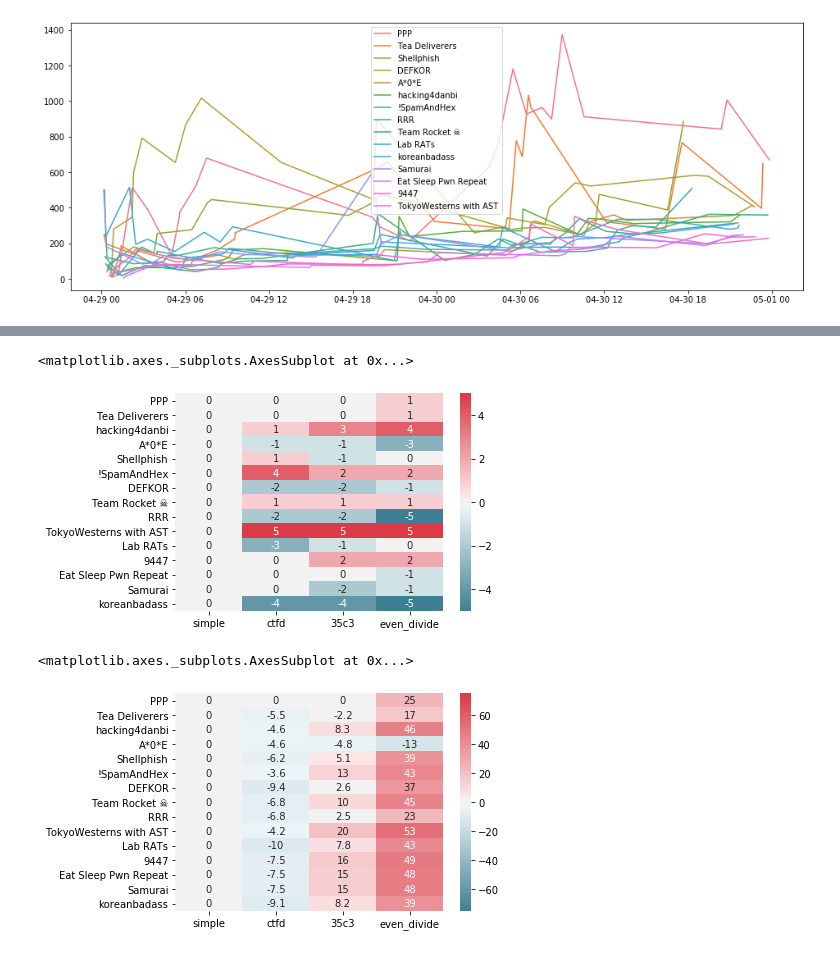
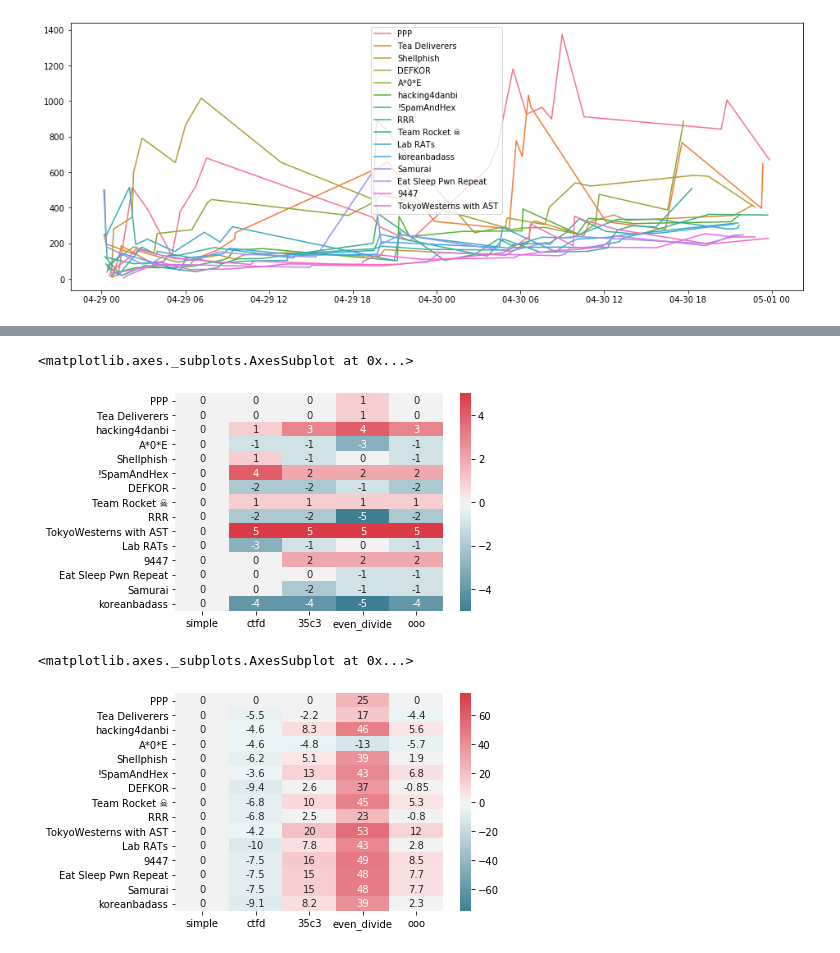
Before and after one commit to wwong/ctf-score-analysis, a Jupyter notebook: 2017-legitbs-quals.ipynb, the cells around one changed output, grey strips where cells are left out. Cells and saved outputs as stored; diff of their text form; code cells hidden in the pictures.

Commit message:
Add OOO scoring

```diff
--- a/2017-legitbs-quals.ipynb
+++ b/2017-legitbs-quals.ipynb
@@ -202,6 +202,39 @@ class EvenDividePointValueChallengeLoader:
         return Challenge(challenge_id=challenge_json['id'],
                         name=challenge_json['name'],
                         score_strategy=strategy)
+# %%
+# From OOO Scoring Playground
+# https://github.com/o-o-overflow/scoring-playground/blob/master/scorings.py
+class OooDecayPointValueStrategy(SimplePointValueStrategy):
+    def __init__(self, max_points=500, min_points=100, k=0.08, j=1, breakthrough_point_values=[]):
+        self.max_points = max_points
+        self.min_points = min_points
+        self.k = k
+        self.j = j
+
+        self.breakthrough_point_values = breakthrough_point_values
+
+    def base_point_value(self, solve_data):
+        max_points = self.max_points
+        min_points = self.min_points
+        n = solve_data.df.shape[0]
+        if n == 0:
+            return self.max_points
+        return int(int(self.min_points) + float(int(self.max_points)-int(self.min_points))/(1 + float(self.k)*n * math.log(float(self.j)*n)))
+
+    def __repr__(self):
+        rep = f'[OooDecayPointValueStrategy min={self.min_points} max={self.max_points}'
+        if self.breakthrough_point_values:
+            return rep + f' breakthrough_points={self.breakthrough_point_values}'
+        return rep + ']'
+
+
+class OooDecayPointValueChallengeLoader:
+    def from_json(challenge_json):
+        strategy = OooDecayPointValueStrategy(500, 100)
+        return Challenge(challenge_id=challenge_json['id'],
+                        name=challenge_json['name'],
+                        score_strategy=strategy)
 # %%
 challenges_r = json.load(open('./data/legitbs/2017-quals/challenges.json', 'r'))
 solves_r = json.load(open('./data/legitbs/2017-quals/solutions.json', 'r'))
@@ -306,3 +348,6 @@ Eat Sleep Pwn Repeat      247.0
 TokyoWesterns with AST    228.0
 dtype: float64
 [figure]
+# %%
+ooo_scores = plot_for_strat(teams, solves, OooDecayPointValueChallengeLoader.from_json)
+ooo_scores
@@ -333,22 +396,22 @@ pd.concat(team_places, axis=1, keys=['simple', 'ctfd', '35c3', 'even_divide'], s
 # %%
 team_place_diffs = map(lambda x: x - simple_team_places, team_places)
-place_diffs = pd.concat(team_place_diffs, sort=False, axis=1, keys=['simple', 'ctfd', '35c3', 'even_divide']).sort_values(ascending=True, by='simple')
+place_diffs = pd.concat(team_place_diffs, sort=False, axis=1, keys=['simple', 'ctfd', '35c3', 'even_divide', 'ooo']).sort_values(ascending=True, by='simple')
 cmap = sns.diverging_palette(220, 10, as_cmap=True)
 sns.heatmap(place_diffs, cmap=cmap, square=False, annot=True)
 # %% [output]
 <matplotlib.axes._subplots.AxesSubplot at 0x...>
-[figure, old version]
+[figure, new version]
 # %%
 def normalize(scores):
     max_score = scores.max()
     return scores / max_score * 100
-sorted_scores = map(lambda x: x.sort_values(ascending=False), [simple_scores, ctfd_scores, espr_scores, even_scores])
+sorted_scores = map(lambda x: x.sort_values(ascending=False), [simple_scores, ctfd_scores, espr_scores, even_scores, ooo_scores])
 normalized_scores = list(map(normalize, sorted_scores))
 simple_normalized_scores = normalized_scores[0]
 normalized_score_diffs = [simple_normalized_scores - x for x in normalized_scores]
 
-normalized_score_df = pd.concat(normalized_score_diffs, sort=False, axis=1, keys=['simple', 'ctfd', '35c3', 'even_divide']).sort_values(ascending=False, by='simple')
+normalized_score_df = pd.concat(normalized_score_diffs, sort=False, axis=1, keys=['simple', 'ctfd', '35c3', 'even_divide', 'ooo']).sort_values(ascending=False, by='simple')
 sns.heatmap(normalized_score_df, cmap=cmap, square=False, annot=True, center=0, vmin=-75, vmax=75)
 # %% [output]
 <matplotlib.axes._subplots.AxesSubplot at 0x...>
-[figure, old version]
+[figure, new version]
```
Also changed, not shown: parts of 3 cells of this notebook.
